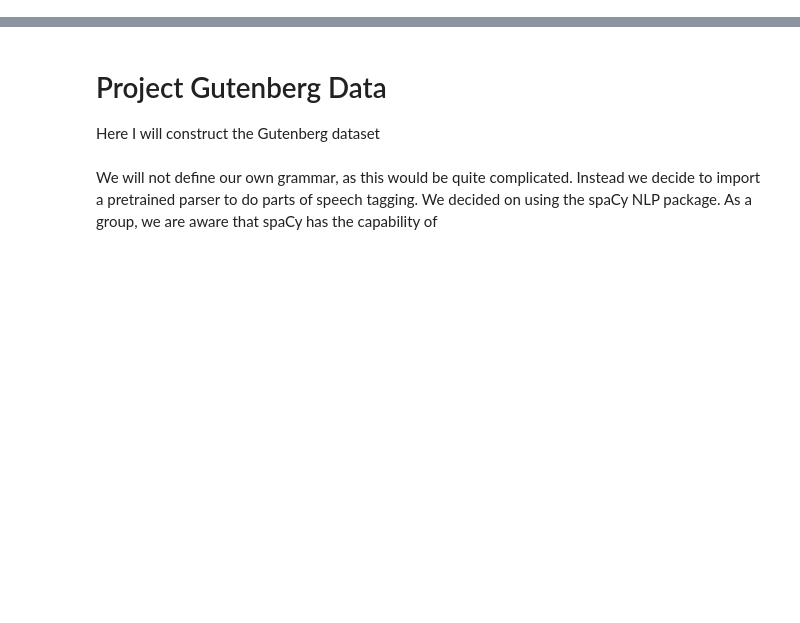
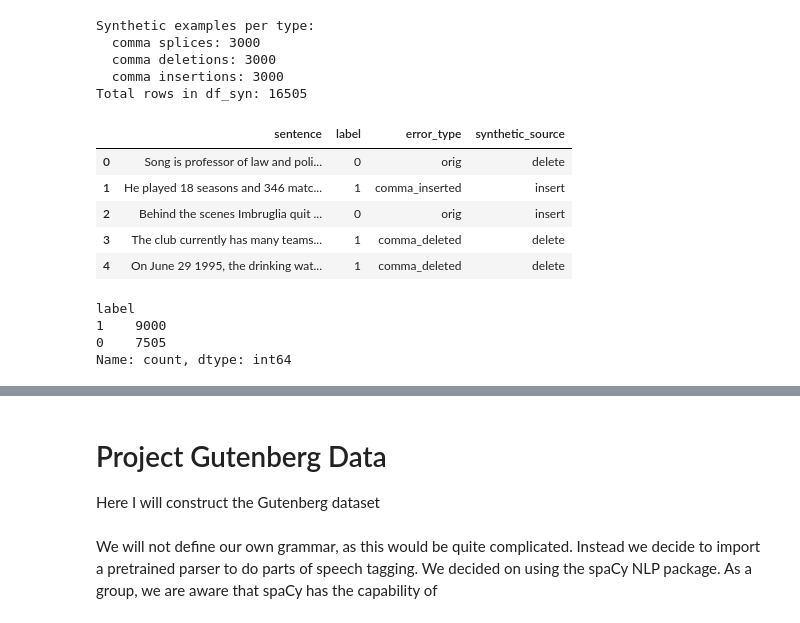
Before and after one commit to ecav22/LING_2270_proj, a Jupyter notebook: main.ipynb, the cells around one changed output, grey strips where cells are left out. Saved outputs shown, nothing was run; the diff lists cells and outputs as text; code cells hidden in the pictures; blank space fills up the shorter version.

```diff
--- a/main.ipynb
+++ b/main.ipynb
@@ -13,0 +35,35 @@ from nltk import CFG, ChartParser
+# %%
+import random
+
+def sample_random_lines(path, k=200_000):
+    """
+    Randomly sample k lines from a very large file
+    using reservoir sampling.
+    Ensures unbiased random sampling.
+    """
+    reservoir = []
+    with open(path, "r", encoding="utf-8") as f:
+        for i, line in enumerate(f, start=1):
+            line = line.strip()
+            if not line:
+                continue
+
+            if len(reservoir) < k:
+                reservoir.append(line)
+            else:
+                # Replace elements with decreasing probability
+                j = random.randint(1, i)
+                if j <= k:
+                    reservoir[j - 1] = line
+
+    return reservoir
+
+
+# ---- USE IT ----
+
+wiki_path = "wikisent2.txt"   # change to your actual filename
+
+random.seed(42)
+clean_sentences = sample_random_lines(wiki_path, k=200_000)
+
+len(clean_sentences), clean_sentences[:10]
@@ -13,0 +82,16 @@ from nltk import CFG, ChartParser
+# %%
+nlp = spacy.load("en_core_web_sm")
+df_synthetic = build_synthetic_comma_dataset(clean_sentences, max_per_type=3000)
+df_synthetic.head()
+# %% [output]
+Synthetic examples per type:
+  comma splices: 3000
+  comma deletions: 3000
+  comma insertions: 3000
+Total rows in df_syn: 16505
+|  | sentence | label | error_type | synthetic_source |
+| 0 | Song is professor of law and poli... | 0 | orig | delete |
+| 1 | He played 18 seasons and 346 matc... | 1 | comma_inserted | insert |
+| 2 | Behind the scenes Imbruglia quit ... | 0 | orig | insert |
+| 3 | The club currently has many teams... | 1 | comma_deleted | delete |
+| 4 | On June 29 1995, the drinking wat... | 1 | comma_deleted | delete |
@@ -13,0 +100,9 @@ from nltk import CFG, ChartParser
+# %%
+df_synthetic.head()
+df_synthetic["label"] = df_synthetic["label"].astype(int)
+df_synthetic["label"].value_counts()
+# %% [output]
+label
+1    9000
+0    7505
+Name: count, dtype: int64
```
Also changed, not shown: parts of 33 cells of this notebook, 1 other file.
